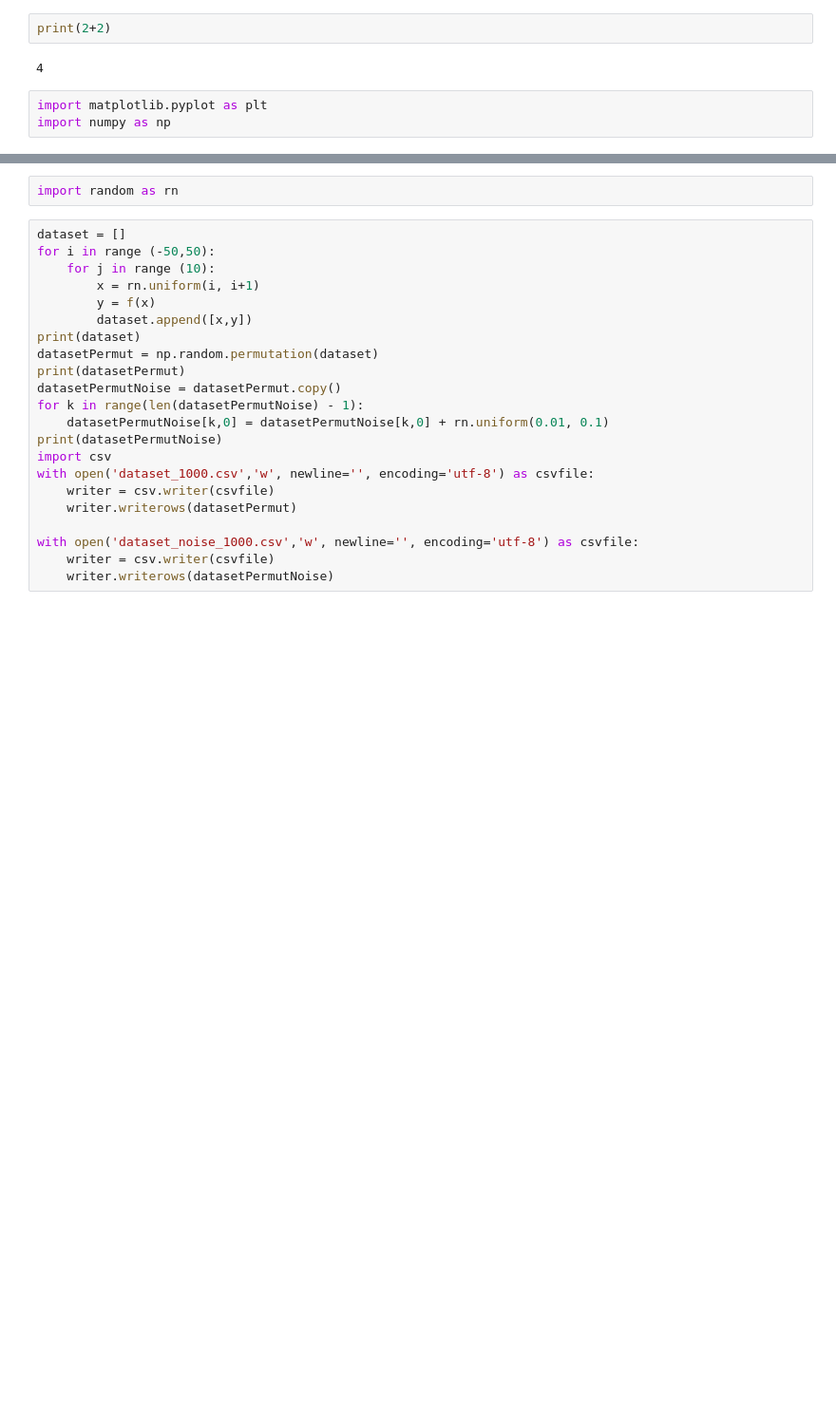
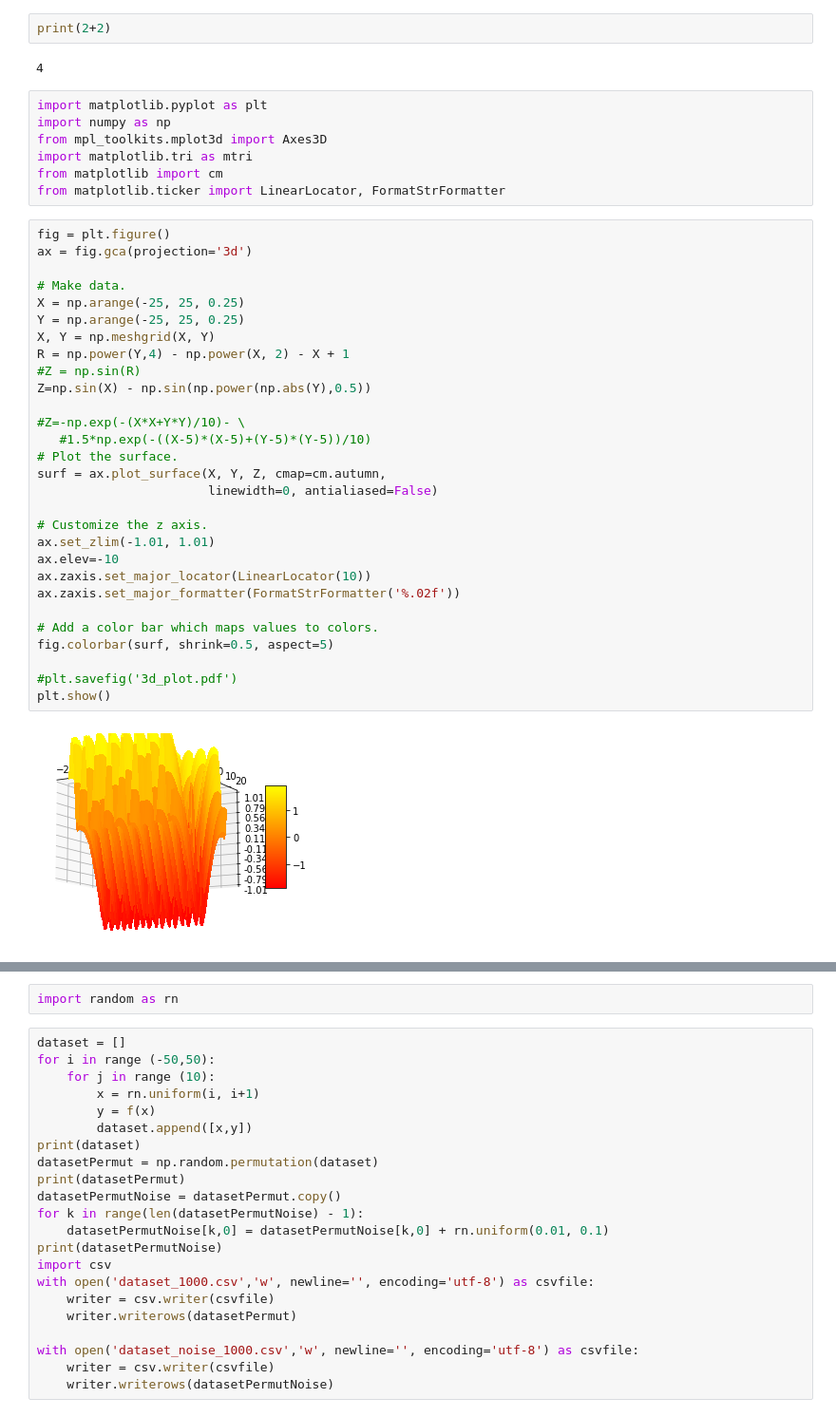
Before and after one commit to egi-megi/siec_neuronowa_Jurkiewicz_Sulek, a Jupyter notebook: test.ipynb, the cells around one changed output, grey strips where cells are left out. Shown: that part at 95% size. Saved outputs shown, nothing was run; the diff lists cells and outputs as text; blank space fills up the shorter version.

Commit message:
Make 3d plot

```diff
--- a/test.ipynb
+++ b/test.ipynb
@@ -5,5 +5,40 @@ print(2+2)
 # %%
 import matplotlib.pyplot as plt
 import numpy as np
+from mpl_toolkits.mplot3d import Axes3D
+import matplotlib.tri as mtri
+from matplotlib import cm
+from matplotlib.ticker import LinearLocator, FormatStrFormatter
+# %%
+fig = plt.figure()
+ax = fig.gca(projection='3d')
+
+# Make data.
+X = np.arange(-25, 25, 0.25)
+Y = np.arange(-25, 25, 0.25)
+X, Y = np.meshgrid(X, Y)
+R = np.power(Y,4) - np.power(X, 2) - X + 1
+#Z = np.sin(R)
+Z=np.sin(X) - np.sin(np.power(np.abs(Y),0.5))
+
+#Z=-np.exp(-(X*X+Y*Y)/10)- \
+   #1.5*np.exp(-((X-5)*(X-5)+(Y-5)*(Y-5))/10)
+# Plot the surface.
+surf = ax.plot_surface(X, Y, Z, cmap=cm.autumn,
+                       linewidth=0, antialiased=False)
+
+# Customize the z axis.
+ax.set_zlim(-1.01, 1.01)
+ax.elev=-10
+ax.zaxis.set_major_locator(LinearLocator(10))
+ax.zaxis.set_major_formatter(FormatStrFormatter('%.02f'))
+
+# Add a color bar which maps values to colors.
+fig.colorbar(surf, shrink=0.5, aspect=5)
+
+#plt.savefig('3d_plot.pdf')
+plt.show()
+# %% [output]
+[figure, added]
 # %%
 t1 = np.arange(-50.0, 50.0, 0.1)
```
Also changed, not shown: parts of 3 cells of this notebook, 3 other files.
